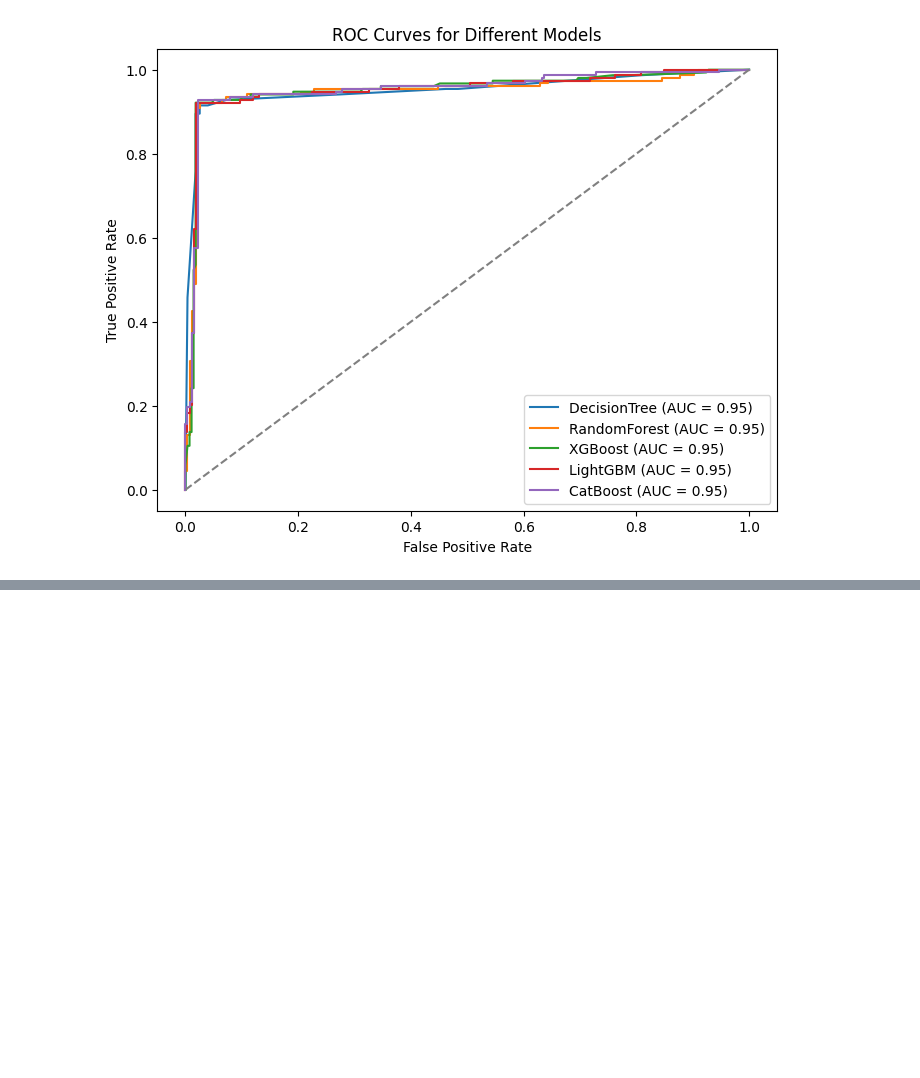
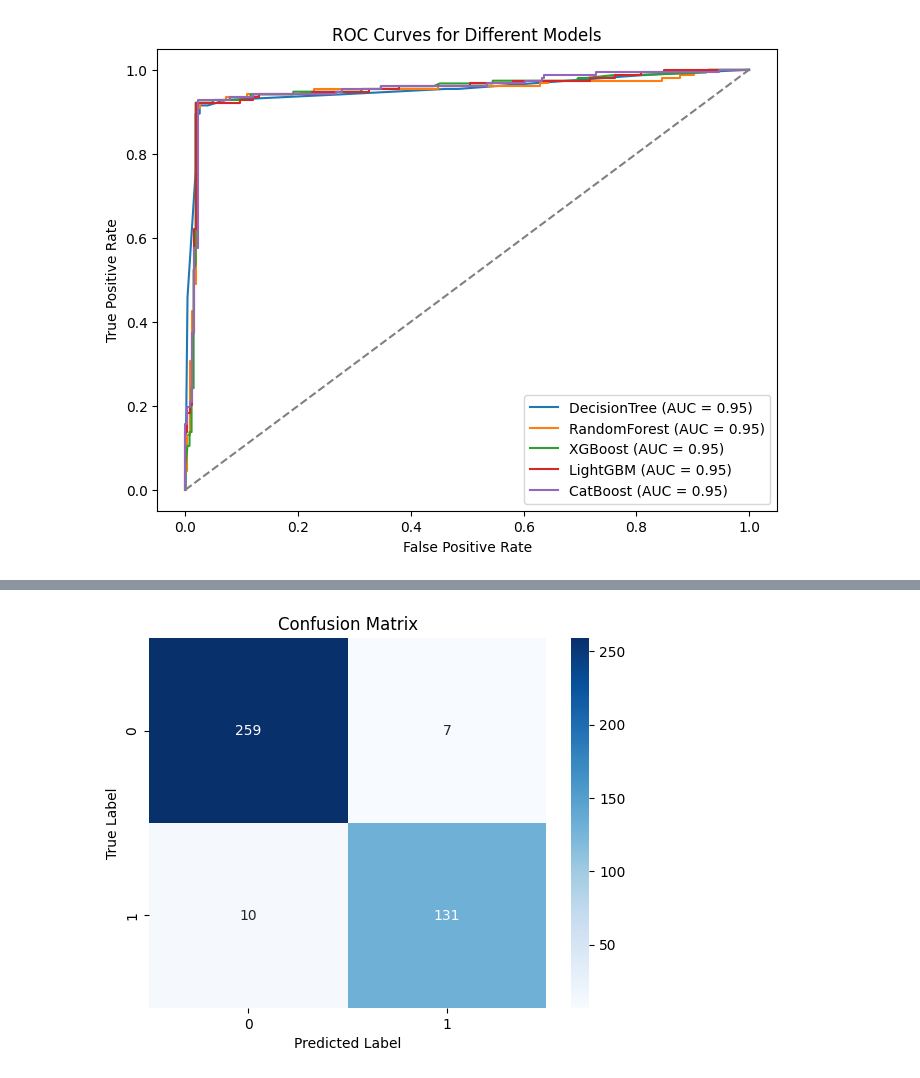
Before and after one commit to Ngoc-Quy-az1/Alzheimer-s-diagnosis, a Jupyter notebook: alzheimer-diagnosis.ipynb, the cells around one changed output, grey strips where cells are left out. Cells and saved outputs as stored; diff of their text form; code cells hidden in the pictures; blank space fills up the shorter version.

Commit message:
Kaggle Notebook | Alzheimer-diagnosis | Version 25

```diff
--- a/alzheimer-diagnosis.ipynb
+++ b/alzheimer-diagnosis.ipynb
@@ -631,0 +654,11 @@ plt.show()
+# %%
+import hdbscan
+
+model = hdbscan.HDBSCAN(min_cluster_size=2)
+hdb_labels = model.fit_predict(x)
+print(len(set(hdb_labels)))
+print(set(hdb_labels))
+df['hdb_labels'] = hdb_labels
+
+# for i in range(0, 10):
+#     print(f"Bệnh nhân {x.iloc[i]} - Cụm: {hdb_labels[i]}")
@@ -631,0 +725,3 @@ plt.show()
+# %%
+df_filtered = df[df["hdb_labels"] == 1]
+df_filtered
@@ -631,0 +742,64 @@ plt.show()
+# %%
+xx = df_filtered.drop(columns=["PatientID", "Diagnosis", "hdb_labels"])
+yy = df_filtered["Diagnosis"]
+# %%
+xx_train, xx_test, yy_train, yy_test = train_test_split(xx,yy,test_size=0.2, random_state=42)
+# %%
+from sklearn.ensemble import RandomForestClassifier
+from sklearn.model_selection import GridSearchCV
+from sklearn.metrics import classification_report, confusion_matrix
+import seaborn as sns
+import matplotlib.pyplot as plt
+
+# Hàm đánh giá mô hình
+def evaluate_model(grid):
+    best_model = grid.best_estimator_
+    print("Best Parameters:", grid.best_params_)
+
+    yy_pred = best_model.predict(xx_test)
+
+    print("\nClassification Report:")
+    print(classification_report(yy_test, yy_pred))
+
+    print("\nConfusion Matrix:")
+    cm = confusion_matrix(yy_test, yy_pred)
+    sns.heatmap(cm, annot=True, fmt='d', cmap='Blues')
+    plt.xlabel('Predicted Label')
+    plt.ylabel('True Label')
+    plt.title('Confusion Matrix')
+    plt.show()
+
+# Khởi tạo mô hình Random Forest
+rf_model1 = RandomForestClassifier(random_state=42)
+
+# Thiết lập grid search
+param_grid_rf1 = {
+    'n_estimators': [50, 100],
+    'criterion': ['entropy'],
+    'max_depth': [None, 10, 20, 30],
+    'min_samples_split': [2, 5, 10],
+    'min_samples_leaf': [1, 2, 4],
+    'bootstrap': [True, False],
+    'class_weight': [None, 'balanced']
+}
+
+# Grid Search với cross-validation
+grid_rf1 = GridSearchCV(
+    estimator=rf_model1,
+    param_grid=param_grid_rf1,
+    cv=5,
+    scoring='accuracy',
+    n_jobs=-1,
+    verbose=1
+)
+
+# Huấn luyện
+grid_rf1.fit(xx_train, yy_train)
+
+# (Tùy chọn) Lưu mô hình tốt nhất vào dictionary
+best_models = {}
+best_models['RandomForest'] = grid_rf1
+
+# Đánh giá mô hình
+evaluate_model(grid_rf1)
+# %% [output]
@@ -631,0 +821 @@ plt.show()
+[figure, added]
```
Also changed, not shown: parts of 26 cells of this notebook.
